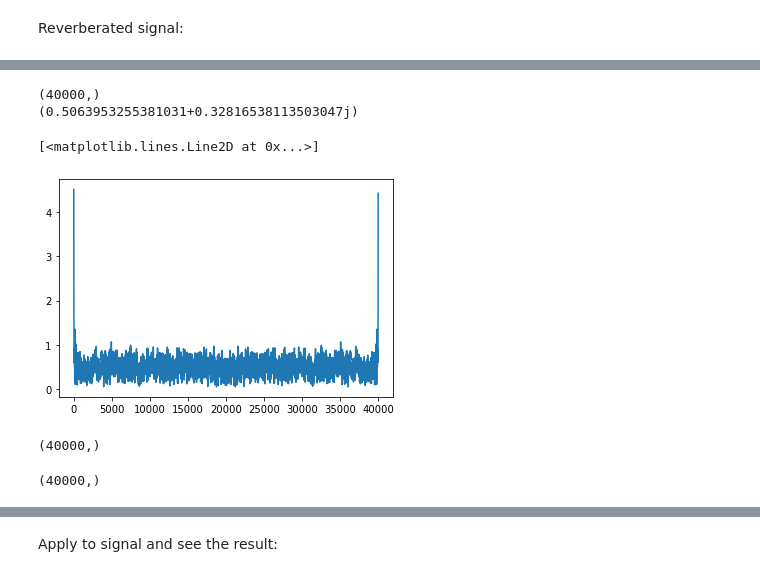
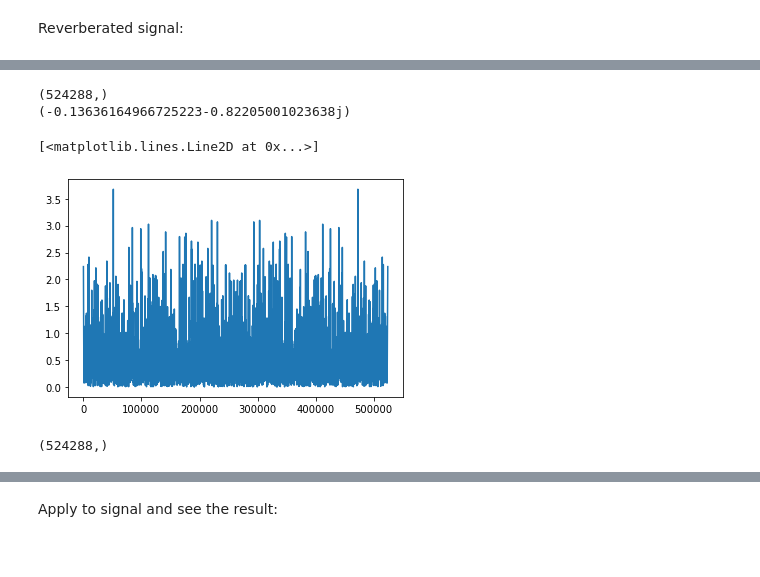
Before and after one commit to FredReeva/SASP-FDN-Dereverb, a Jupyter notebook: Dereverb Project - Jupyter/DereverbProject.ipynb, the cells around one changed output, grey strips where cells are left out. Saved outputs shown, nothing was run; the diff lists cells and outputs as text; code cells hidden in the pictures.

```diff
--- a/Dereverb Project - Jupyter/DereverbProject.ipynb
+++ b/Dereverb Project - Jupyter/DereverbProject.ipynb
@@ -226,6 +233,6 @@ for i in tqdm(range(N)):
 # %%
 # INFERNALE
-h_e_hat = (1/N)*np.sum(s,axis=0) # sum all the elements in a column
-print('Size of matrix:', s.shape)
+#h_e_hat = (1/N)*np.sum(s,axis=0) # sum all the elements in a column
+#print('Size of matrix:', s.shape)
 print('Size of even part of complex cepstrum:', h_e_hat.shape)
 # %% [output]
@@ -238,5 +242,7 @@ Don't know how to reset  s, please run `%reset?` for details
 # %%
 # step 4
+h_e_hat = np.squeeze(h_e_hat)
+
 h_mp_hat = np.zeros(N, dtype=np.complex)
 
 h_mp_hat[1:int(N/2)] = h_e_hat[1:int(N/2)]
@@ -250,8 +262,17 @@ plt.plot(h_mp_hat)
 # %%
 # step 5
 # INFERNALE
-s1 = np.zeros((N,N), dtype=np.complex)
+#s1 = np.zeros((N,N), dtype=np.complex)
 
-for i in tqdm(range(N)):
-    s1[i,:] = h_mp_hat[i]*np.exp(-1j*(2*np.pi/N)*k*i)
+#for i in tqdm(range(N)):
+    #s1[i,:] = h_mp_hat[i]*np.exp(-1j*(2*np.pi/N)*k*i)
+
+# ! CONTROLLA SOMMATORIA INDICE
+
+# H_mp_hat = np.zeros((N,1), dtype=np.complex)
+
+# for i in tqdm(range(K)):
+#     H_mp_hat[i] = np.sum(h_mp_hat[n]*np.exp(-1j*(2*np.pi/N)*i*n))
+
+H_mp_hat = np.fft.fft(h_mp_hat, n=N)
 # %%
@@ -280,5 +280,5 @@ print(s1)
 # %%
 # INFERNALE
-H_mp_hat = np.sum(s1,axis=0) # sum all the elements in a column
+#H_mp_hat = np.sum(s1,axis=0) # sum all the elements in a column
 print(H_mp_hat)
 # %% [output]
@@ -297,21 +296,22 @@ plt.plot(H_mp_hat)
 # %%
 # step 6
 H_mp = np.exp(H_mp_hat)
+H_mp = np.squeeze(H_mp_hat)
+
+#debug
 print(H_mp.shape)
 print(H_mp[2460])
-plt.plot(H_mp)
+plt.plot(np.abs(H_mp))
 # %% [output]
-(40000,)
-(0.5063953255381031+0.32816538113503047j)
+(524288,)
+(-0.13636164966725223-0.82205001023638j)
 [<matplotlib.lines.Line2D at 0x...>]
-[figure, old version]
+[figure, new version]
 # %%
 G_mp = 1/H_mp
+G_mp = np.squeeze(G_mp)
+
+#debug
 print(G_mp.shape)
 # %% [output]
-(40000,)
+(524288,)
-# %%
-H_ap = H*G_mp
-print(H_ap.shape)
-# %% [output]
-(40000,)
```
Also changed, not shown: parts of 29 cells of this notebook, 3 other files.
